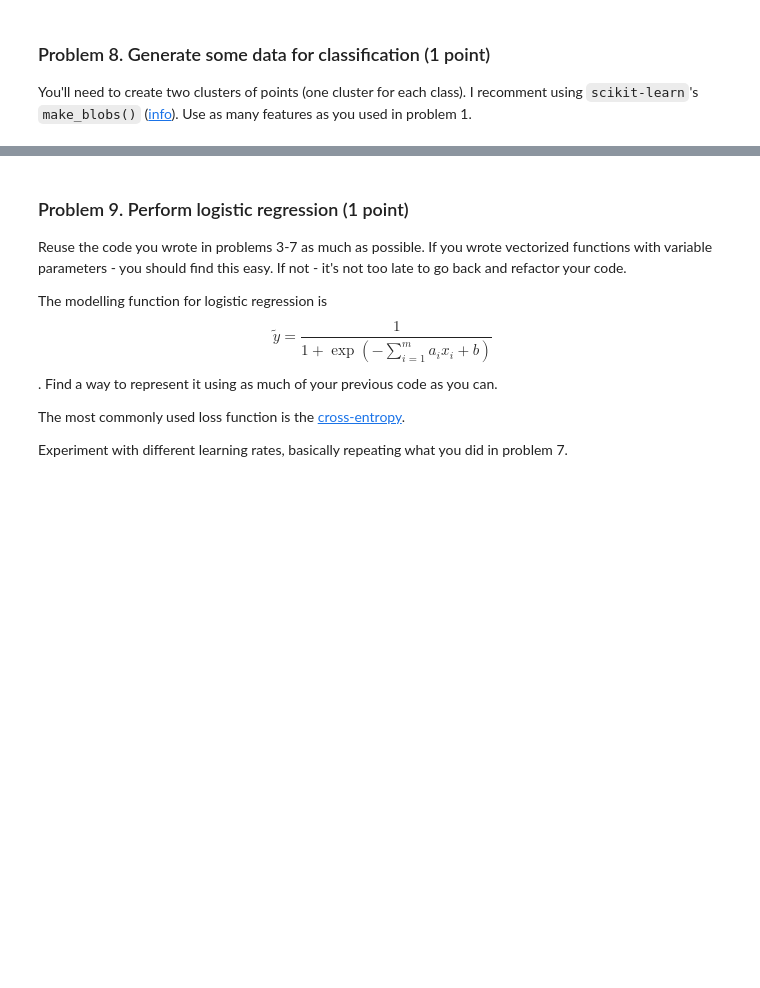
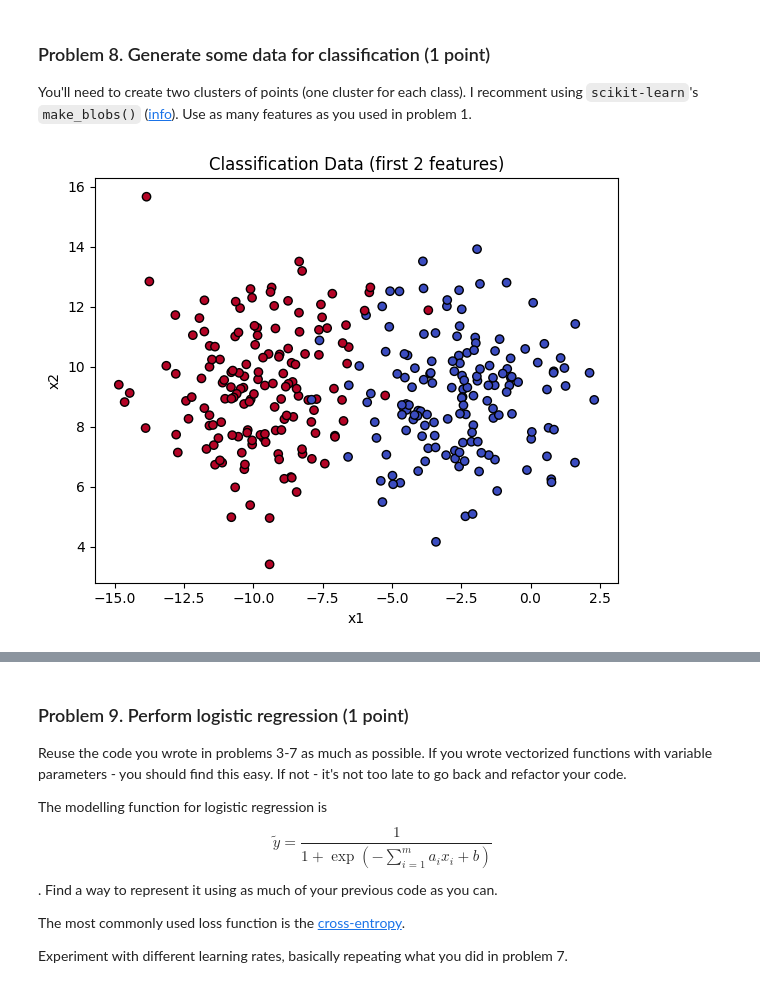
Before and after one commit to stilyan122/AI-and-Machine-Learning, a Jupyter notebook: Data Science/Regression Models/Regression Models Lab.ipynb, the cells around one changed output, grey strips where cells are left out. Drawn from its saved outputs; the diff is of its cells as text; code cells hidden in the pictures; blank space fills up the shorter version.

```diff
--- a/Data Science/Regression Models/Regression Models Lab.ipynb
+++ b/Data Science/Regression Models/Regression Models Lab.ipynb
@@ -549,3 +680,18 @@ Use your favorite cost function. Run several "experiments" with different learni
 # %% [markdown]
 ### Problem 8. Generate some data for classification (1 point)
 You'll need to create two clusters of points (one cluster for each class). I recomment using `scikit-learn`'s `make_blobs()` ([info](https://scikit-learn.org/stable/modules/generated/sklearn.datasets.make_blobs.html)). Use as many features as you used in problem 1.
+# %%
+n_samples = 300
+m_features = 10
+# %%
+X_class, y_class = make_blobs(
+    n_samples=n_samples,
+    n_features=m_features,
+    centers=2,          # two classes
+    cluster_std=2.0,    # spread of clusters
+    random_state=42
+)
+# %%
+col_names = [f"x{i+1}" for i in range(m_features)]
+df_class = pd.DataFrame(X_class, columns=col_names)
+df_class["class"] = y_class
@@ -551,0 +701,10 @@ You'll need to create two clusters of points (one cluster for each class). I rec
+# %%
+plt.figure(figsize=(6,5))
+plt.scatter(df_class["x1"], df_class["x2"], c=df_class["class"], cmap="coolwarm", edgecolor="k")
+plt.xlabel("x1")
+plt.ylabel("x2")
+plt.title("Classification Data (first 2 features)")
+plt.tight_layout()
+plt.show()
+# %% [output]
+[figure, added]
```
Also changed, not shown: parts of 37 cells of this notebook, 1 other file.
